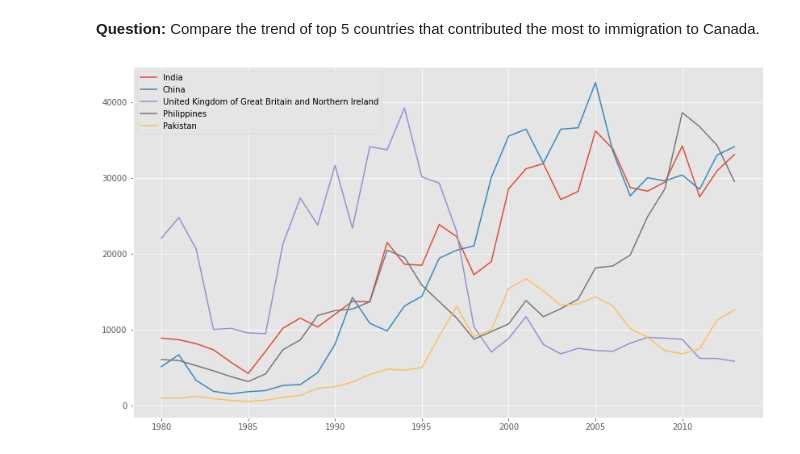
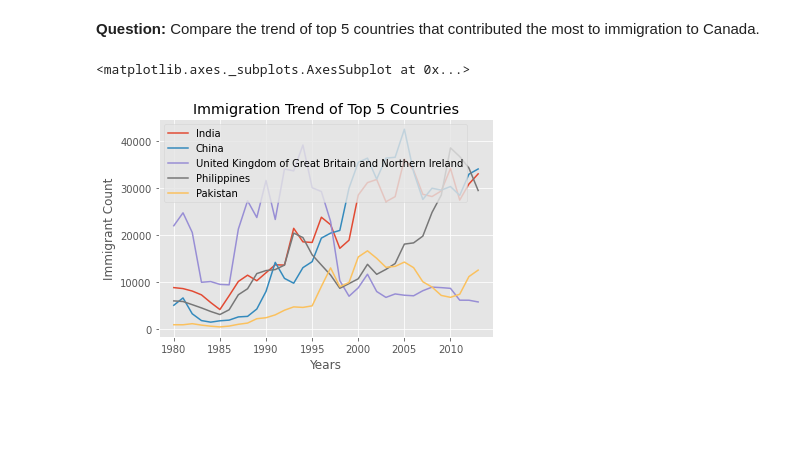
Before and after one commit to MuhammadAteeb225/Data-Visualization-With-Python, a Jupyter notebook: DV0101EN-Exercise-Introduction-to-Matplotlib-and-Line-Plots.ipynb, the cells around one changed output. Saved outputs shown, nothing was run; the diff lists cells and outputs as text; code cells hidden in the pictures; blank space fills up the shorter version.

```diff
--- a/DV0101EN-Exercise-Introduction-to-Matplotlib-and-Line-Plots-py.ipynb
+++ b/DV0101EN-Exercise-Introduction-to-Matplotlib-and-Line-Plots.ipynb
@@ -63,8 +75,8 @@ Let's download and import our primary Canadian Immigration dataset using *pandas
 # %% [markdown]
 Now we are ready to read in our data.
 # %%
-df_can = pd.read_excel('https://s3-api.us-geo.objectstorage.softlayer.net/cf-courses-data/CognitiveClass/DV0101EN/labs/Data_Files/Canada.xlsx',
-                       sheet_name='Canada by Citizenship',
+df_can = pd.read_excel('https://cf-courses-data.s3.us.cloud-object-storage.appdomain.cloud/IBMDeveloperSkillsNetwork-DV0101EN-SkillsNetwork/Data%20Files/Canada.xlsx',
+                        sheet_name='Canada by Citizenship',
                        skiprows=range(20),
                        skipfooter=2)
 
@@ -716,23 +745,8 @@ Line plot is a handy tool to display several dependent variables against one ind
 **Question:** Compare the trend of top 5 countries that contributed the most to immigration to Canada.
 # %%
 ### type your answer here
-df_sorted =  df_can.sort_values(by=['Total'], ascending=False)
-
-# top_five_countries_list = df_sorted.index.values[0:5].tolist()
-
-# df_top5 = df_sorted.loc[top_five_countries_list, map(str,range(1980,2014))]
-# df_top5.head()
-# df_top5 =df_top5.transpose()
-
-df_top5 = df_sorted.head(5)
-df_top5 = df_top5[years].transpose()
-df_top5.head()
-
-df_top5.plot(kind='line', figsize=(14,8))
-plt.title ='Immigration Trend of Top 5 Countries'
-plt.ylabel='Number of Immigrants'
-plt.xlabel='Years'
-plt.show()
+df_can.sort_values(by="Total", ascending=False)[years].head().transpose().plot(kind='line', xlabel="Years", ylabel="Immigrant Count", title='Immigration Trend of Top 5 Countries')
 # %% [output]
+<matplotlib.axes._subplots.AxesSubplot at 0x...>
-[figure, old version]
+[figure, new version]
 # %% [markdown]
```
Also changed, not shown: parts of 38 cells of this notebook, 2 other files.
